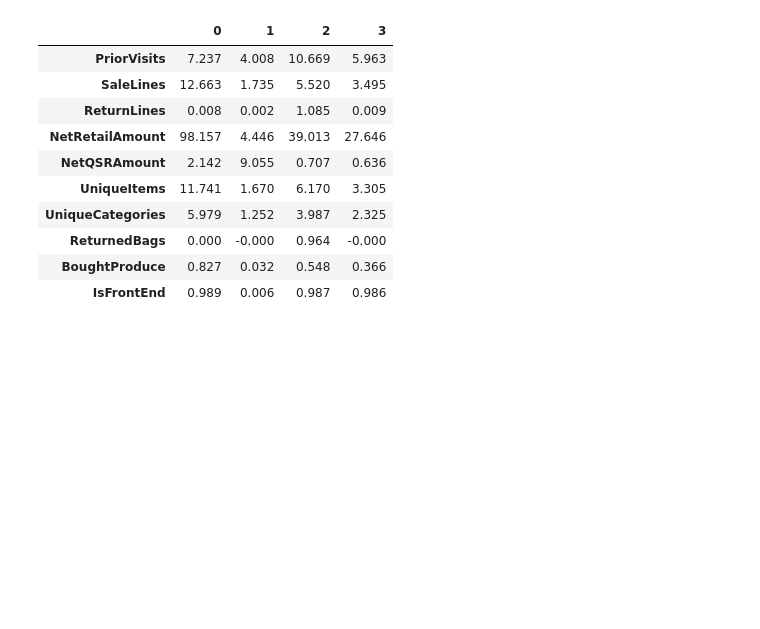
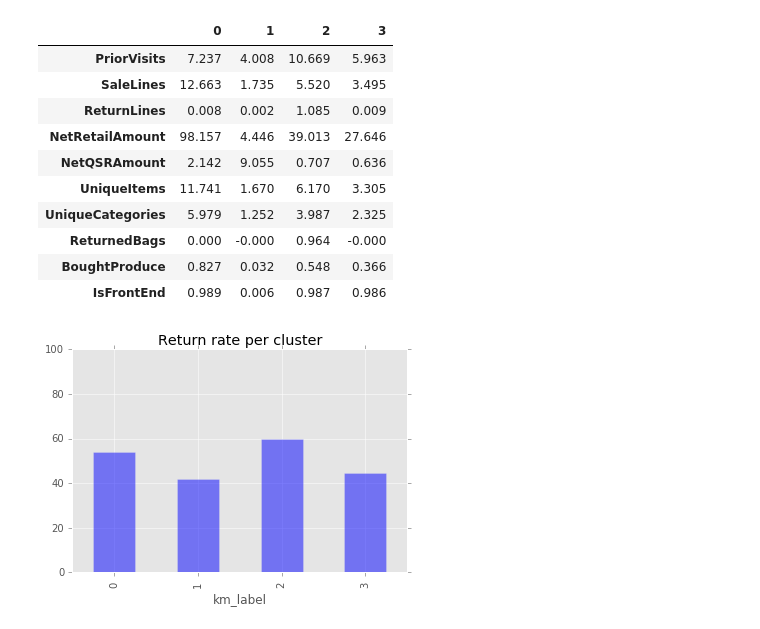
Before and after one commit to zenyui/ga-portfolio, a Jupyter notebook: project/zenyui_repeatly.ipynb, the cells around one changed output. Drawn from its saved outputs; the diff is of its cells as text; code cells hidden in the pictures; blank space fills up the shorter version.

Commit message:
clusters

```diff
--- a/project/zenyui_repeatly.ipynb
+++ b/project/zenyui_repeatly.ipynb
@@ -393,0 +389,6 @@ dfcl['clus'] = dfcl.clus.map({i:col for i, col in enumerate(dfclus.columns)})
+# %%
+# return rate per cluster label
+rrdf = (pd.concat([X_train_2, y_train], axis=1).groupby('km_label')['WillReturn'].mean() * 100)
+rrdf.plot(kind='bar', ylim=(0,100), color='b', alpha=.5, title='Return rate per cluster');
+# %% [output]
+[figure, added]
```
Also changed, not shown: parts of 1 cell of this notebook.
